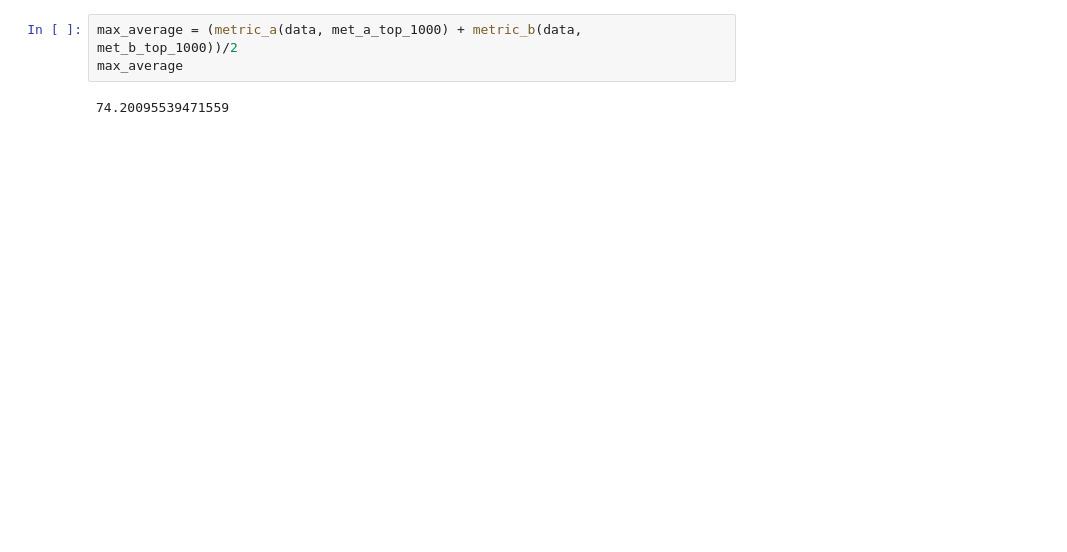
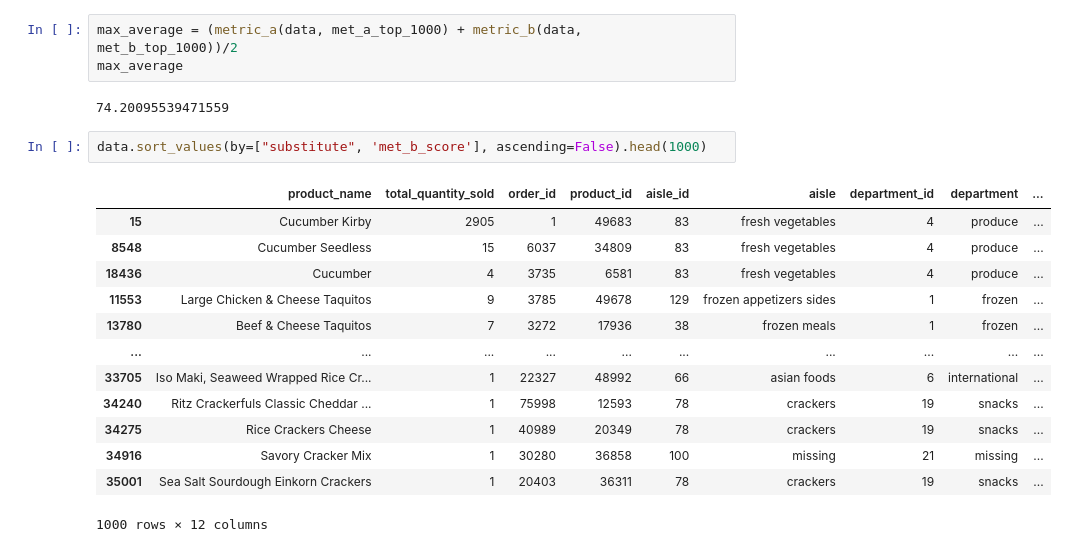
Before and after one commit to xubosen/rotman_mma_datathon_team_2, a Jupyter notebook: Analysis/picking_top_1000.ipynb, the cells around one changed output. Drawn from its saved outputs; the diff is of its cells as text; blank space fills up the shorter version.

```diff
--- a/Analysis/picking_top_1000.ipynb
+++ b/Analysis/picking_top_1000.ipynb
@@ -429,3 +429,19 @@ max_average = (metric_a(data, met_a_top_1000) + metric_b(data, met_b_top_1000))/
 max_average
 # %% [output]
 74.20095539471559
+# %%
+data.sort_values(by=["substitute", 'met_b_score'], ascending=False).head(1000)
+# %% [output]
+|  | product_name | total_quantity_sold | order_id | product_id | aisle_id | aisle | department_id | department | ... |
+| 15 | Cucumber Kirby | 2905 | 1 | 49683 | 83 | fresh vegetables | 4 | produce | ... |
+| 8548 | Cucumber Seedless | 15 | 6037 | 34809 | 83 | fresh vegetables | 4 | produce | ... |
+| 18436 | Cucumber | 4 | 3735 | 6581 | 83 | fresh vegetables | 4 | produce | ... |
+| 11553 | Large Chicken & Cheese Taquitos | 9 | 3785 | 49678 | 129 | frozen appetizers sides | 1 | frozen | ... |
+| 13780 | Beef & Cheese Taquitos | 7 | 3272 | 17936 | 38 | frozen meals | 1 | frozen | ... |
+| ... | ... | ... | ... | ... | ... | ... | ... | ... | ... |
+| 33705 | Iso Maki, Seaweed Wrapped Rice Cr... | 1 | 22327 | 48992 | 66 | asian foods | 6 | international | ... |
+| 34240 | Ritz Crackerfuls Classic Cheddar ... | 1 | 75998 | 12593 | 78 | crackers | 19 | snacks | ... |
+| 34275 | Rice Crackers Cheese | 1 | 40989 | 20349 | 78 | crackers | 19 | snacks | ... |
+| 34916 | Savory Cracker Mix | 1 | 30280 | 36858 | 100 | missing | 21 | missing | ... |
+| 35001 | Sea Salt Sourdough Einkorn Crackers | 1 | 20403 | 36311 | 78 | crackers | 19 | snacks | ... |
+1000 rows × 12 columns
```
Also changed, not shown: parts of 3 cells of this notebook.
